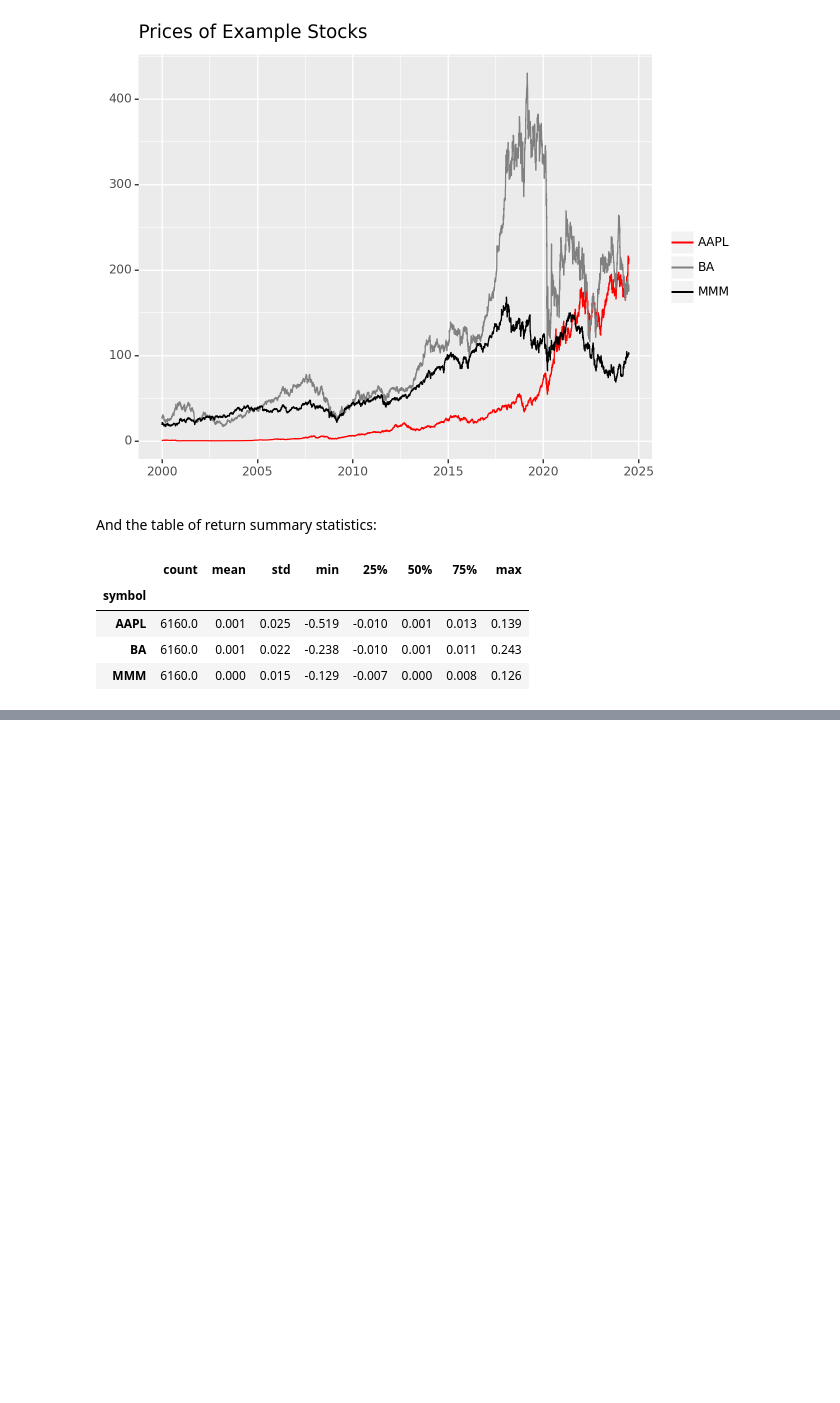
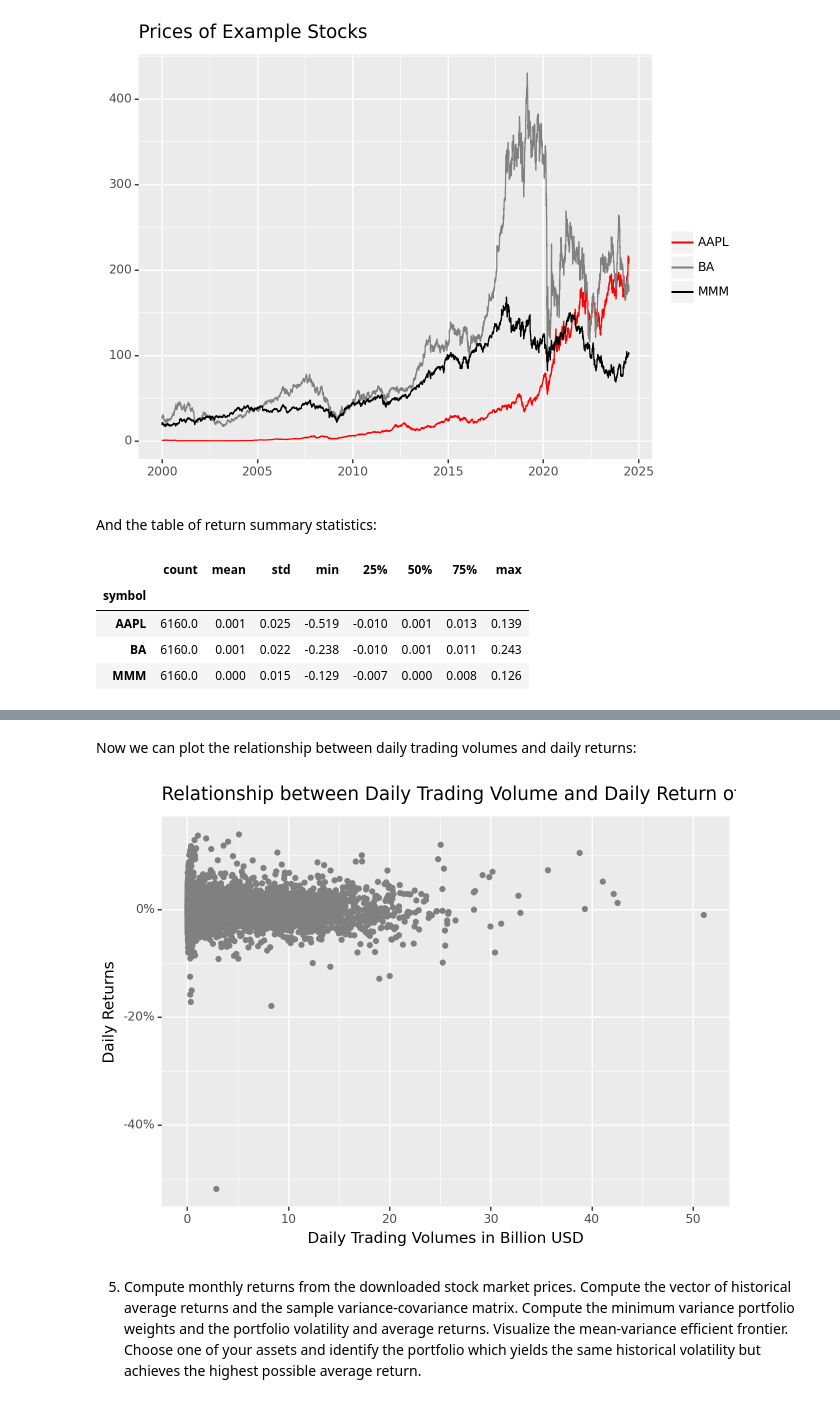
Before and after one commit to SteveXFLiu/tidyFinance, a Jupyter notebook: ch02.ipynb, the cells around one changed output, grey strips where cells are left out. Saved outputs shown, nothing was run; the diff lists cells and outputs as text; code cells hidden in the pictures; blank space fills up the shorter version.

```diff
--- a/ch02.ipynb
+++ b/ch02.ipynb
@@ -947,0 +1006,22 @@ returns = (
+# %% [markdown]
+Now we can plot the relationship between daily trading volumes and daily returns:
+# %%
+from plotnine import ggplot, geom_point, aes, labs, scale_y_continuous
+from mizani.formatters import percent_format
+
+volumes_returns_figure = (
+    ggplot(
+        volumes_returns,
+        aes(x="trading_volume", y="ret")) +
+    geom_point(color="gray") +
+    labs(x="Daily Trading Volumes in Billion USD",
+         y="Daily Returns",
+         title="Relationship between Daily Trading Volume and Daily Return of Apple Stock") +
+    scale_y_continuous(labels=percent_format())
+)
+
+volumes_returns_figure.draw()
+# %% [output]
+[figure, added]
+# %% [markdown]
+5. Compute monthly returns from the downloaded stock market prices. Compute the vector of historical average returns and the sample variance-covariance matrix. Compute the minimum variance portfolio weights and the portfolio volatility and average returns. Visualize the mean-variance efficient frontier. Choose one of your assets and identify the portfolio which yields the same historical volatility but achieves the highest possible average return.
```
Also changed, not shown: parts of 3 cells of this notebook.
